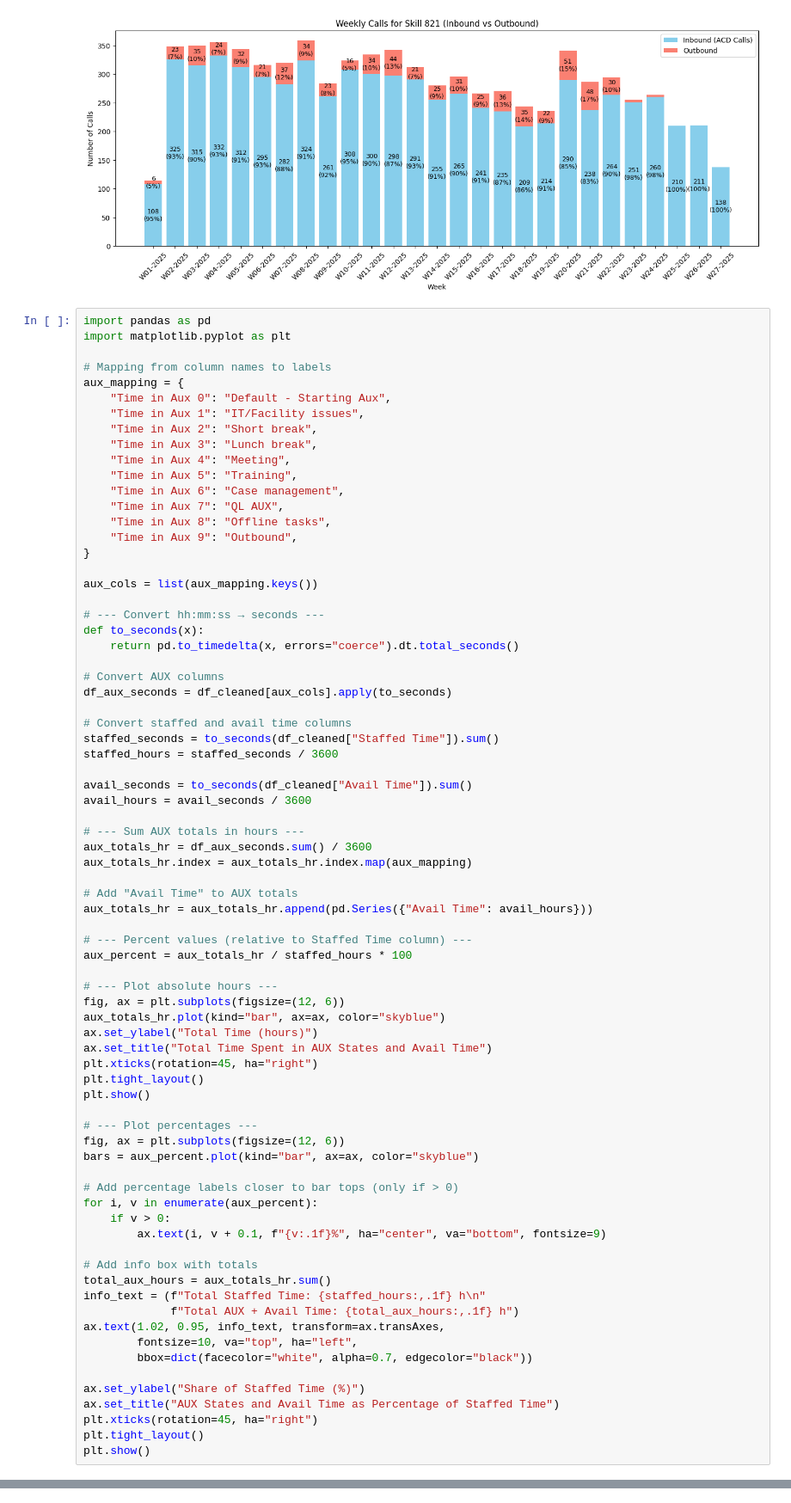
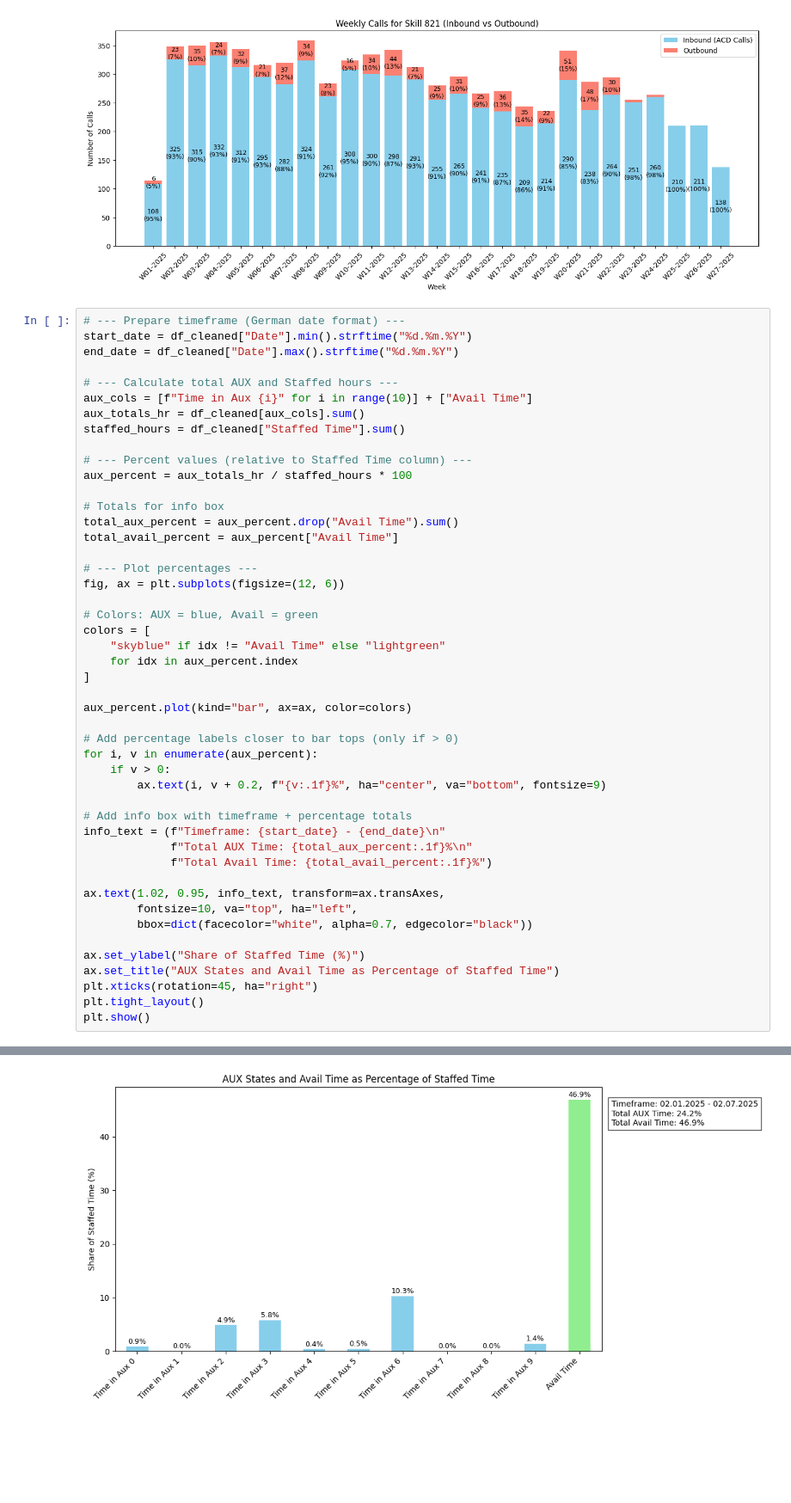
Before and after one commit to avtmarquardt-png/DPP_Callcenter, a Jupyter notebook: notebooks/Explore_CC_perf.ipynb, the cells around one changed output, grey strips where cells are left out. Shown at 86% size. Cells and saved outputs as stored; diff of their text form; blank space fills up the shorter version.

Commit message:
2025_09_12_Start_of_Day

```diff
--- a/notebooks/Explore_CC_perf.ipynb
+++ b/notebooks/Explore_CC_perf.ipynb
@@ -525,71 +560,43 @@ cc.plot_weekly_calls_by_skills(df_cleaned, top5_skills.tolist())
 [figure]
 [figure]
 # %%
-import pandas as pd
-import matplotlib.pyplot as plt
+# --- Prepare timeframe (German date format) ---
+start_date = df_cleaned["Date"].min().strftime("%d.%m.%Y")
+end_date = df_cleaned["Date"].max().strftime("%d.%m.%Y")
 
-# Mapping from column names to labels
-aux_mapping = {
-    "Time in Aux 0": "Default - Starting Aux",
-    "Time in Aux 1": "IT/Facility issues",
-    "Time in Aux 2": "Short break",
-    "Time in Aux 3": "Lunch break",
-    "Time in Aux 4": "Meeting",
-    "Time in Aux 5": "Training",
-    "Time in Aux 6": "Case management",
-    "Time in Aux 7": "QL AUX",
-    "Time in Aux 8": "Offline tasks",
-    "Time in Aux 9": "Outbound",
-}
-
-aux_cols = list(aux_mapping.keys())
-
-# --- Convert hh:mm:ss → seconds ---
-def to_seconds(x):
-    return pd.to_timedelta(x, errors="coerce").dt.total_seconds()
-
-# Convert AUX columns
-df_aux_seconds = df_cleaned[aux_cols].apply(to_seconds)
-
-# Convert staffed and avail time columns
-staffed_seconds = to_seconds(df_cleaned["Staffed Time"]).sum()
-staffed_hours = staffed_seconds / 3600
-
-avail_seconds = to_seconds(df_cleaned["Avail Time"]).sum()
-avail_hours = avail_seconds / 3600
-
-# --- Sum AUX totals in hours ---
-aux_totals_hr = df_aux_seconds.sum() / 3600
-aux_totals_hr.index = aux_totals_hr.index.map(aux_mapping)
-
-# Add "Avail Time" to AUX totals
-aux_totals_hr = aux_totals_hr.append(pd.Series({"Avail Time": avail_hours}))
+# --- Calculate total AUX and Staffed hours ---
+aux_cols = [f"Time in Aux {i}" for i in range(10)] + ["Avail Time"]
+aux_totals_hr = df_cleaned[aux_cols].sum()
+staffed_hours = df_cleaned["Staffed Time"].sum()
 
 # --- Percent values (relative to Staffed Time column) ---
 aux_percent = aux_totals_hr / staffed_hours * 100
 
-# --- Plot absolute hours ---
-fig, ax = plt.subplots(figsize=(12, 6))
-aux_totals_hr.plot(kind="bar", ax=ax, color="skyblue")
-ax.set_ylabel("Total Time (hours)")
-ax.set_title("Total Time Spent in AUX States and Avail Time")
-plt.xticks(rotation=45, ha="right")
-plt.tight_layout()
-plt.show()
+# Totals for info box
+total_aux_percent = aux_percent.drop("Avail Time").sum()
+total_avail_percent = aux_percent["Avail Time"]
 
 # --- Plot percentages ---
 fig, ax = plt.subplots(figsize=(12, 6))
-bars = aux_percent.plot(kind="bar", ax=ax, color="skyblue")
+
+# Colors: AUX = blue, Avail = green
+colors = [
+    "skyblue" if idx != "Avail Time" else "lightgreen"
+    for idx in aux_percent.index
+]
+
+aux_percent.plot(kind="bar", ax=ax, color=colors)
 
 # Add percentage labels closer to bar tops (only if > 0)
 for i, v in enumerate(aux_percent):
     if v > 0:
-        ax.text(i, v + 0.1, f"{v:.1f}%", ha="center", va="bottom", fontsize=9)
+        ax.text(i, v + 0.2, f"{v:.1f}%", ha="center", va="bottom", fontsize=9)
 
-# Add info box with totals
-total_aux_hours = aux_totals_hr.sum()
-info_text = (f"Total Staffed Time: {staffed_hours:,.1f} h\n"
-             f"Total AUX + Avail Time: {total_aux_hours:,.1f} h")
+# Add info box with timeframe + percentage totals
+info_text = (f"Timeframe: {start_date} - {end_date}\n"
+             f"Total AUX Time: {total_aux_percent:.1f}%\n"
+             f"Total Avail Time: {total_avail_percent:.1f}%")
+
 ax.text(1.02, 0.95, info_text, transform=ax.transAxes,
         fontsize=10, va="top", ha="left",
         bbox=dict(facecolor="white", alpha=0.7, edgecolor="black"))
@@ -603,0 +610 @@ AttributeError: 'Series' object has no attribute 'append'
+[figure, added]
```
Also changed, not shown: parts of 9 cells of this notebook, 1 other file.
